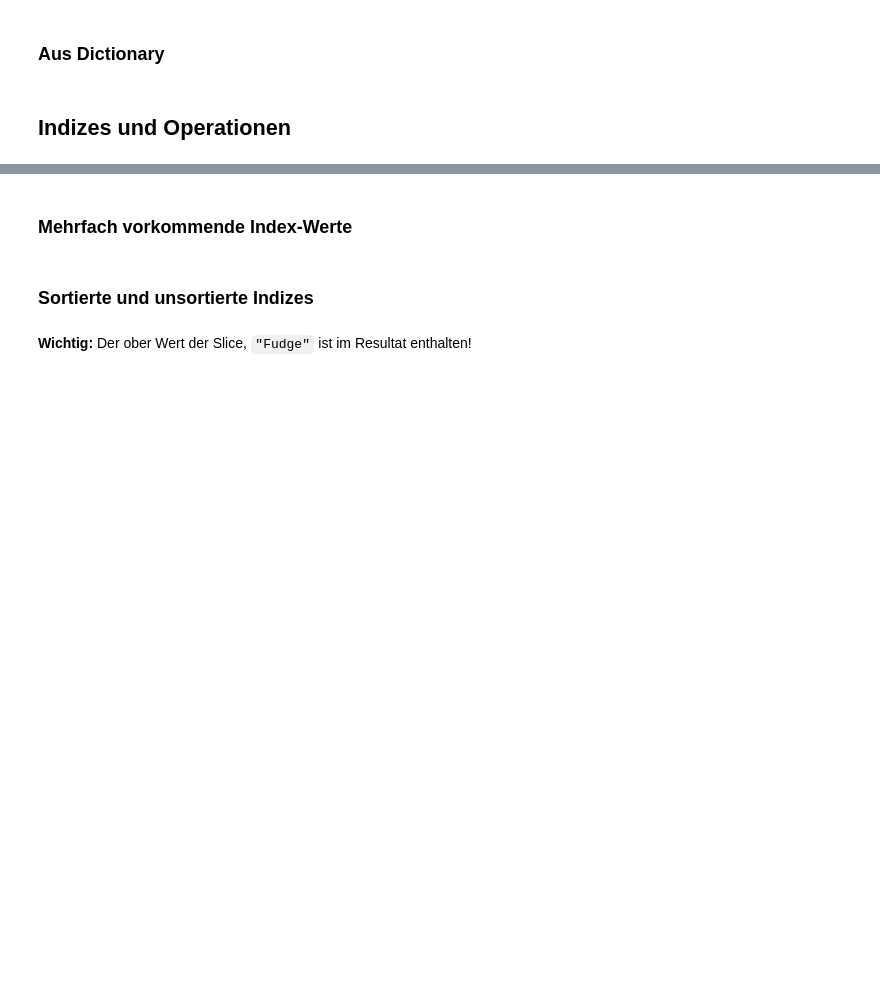
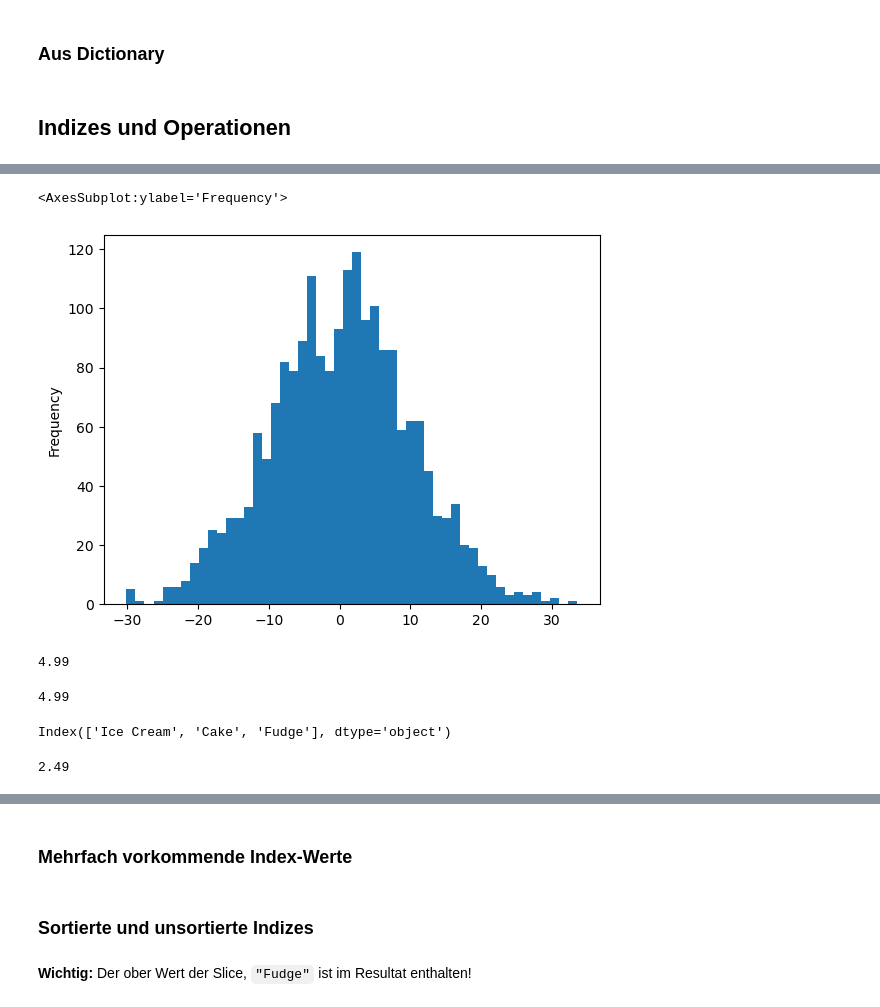
Before and after one commit to hoelzl/python-courses, a Jupyter notebook: De/Codealong/module_610_pandas/topic_110_pandas_series.ipynb, the cells around one changed output, grey strips where cells are left out. Saved outputs shown, nothing was run; the diff lists cells and outputs as text; code cells hidden in the pictures; blank space fills up the shorter version.

```diff
--- a/De/Codealong/module_610_pandas/topic_110_pandas_series.ipynb
+++ b/De/Codealong/module_610_pandas/topic_110_pandas_series.ipynb
@@ -42,0 +141,4 @@ food2 = pd.Series({"Cake": 4.99, "Ice Cream": 3.99, "Pie": 3.49, "Cheese": 1.99}
+# %%
+import random
+data = pd.Series(data=np.random.normal(loc=0.0, scale=10.0, size=(2000,)))
+data
@@ -42,0 +158,17 @@ food2 = pd.Series({"Cake": 4.99, "Ice Cream": 3.99, "Pie": 3.49, "Cheese": 1.99}
+# %%
+data.plot.hist(bins=50)
+# %% [output]
+<AxesSubplot:ylabel='Frequency'>
+[figure, added]
+# %%
+food1["Cake"]
+# %% [output]
+4.99
+# %%
+food1.loc["Cake"]
+# %% [output]
+4.99
+# %%
+food1.index
+# %% [output]
+Index(['Ice Cream', 'Cake', 'Fudge'], dtype='object')
@@ -42,0 +177,4 @@ food2 = pd.Series({"Cake": 4.99, "Ice Cream": 3.99, "Pie": 3.49, "Cheese": 1.99}
+# %%
+food1[0]
+# %% [output]
+2.49
```
Also changed, not shown: parts of 35 cells of this notebook, 12 other files.
